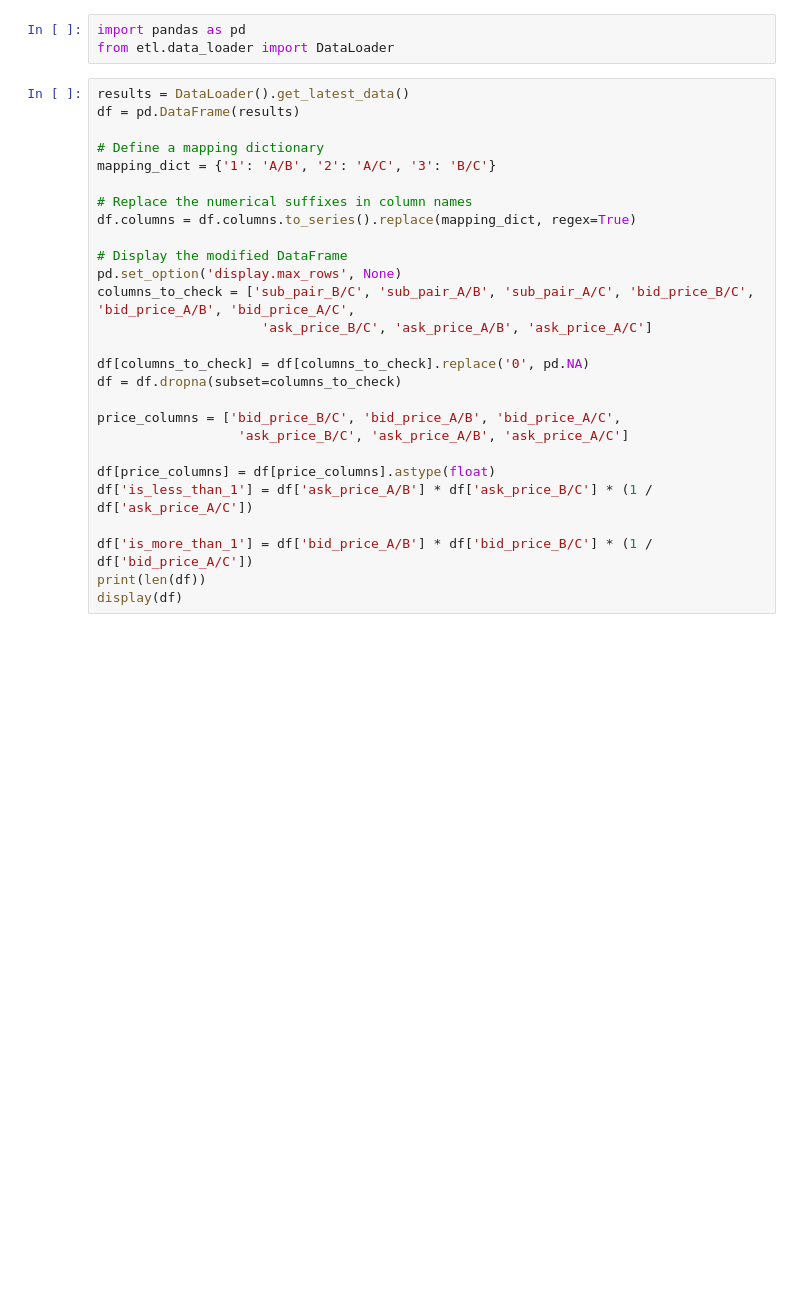
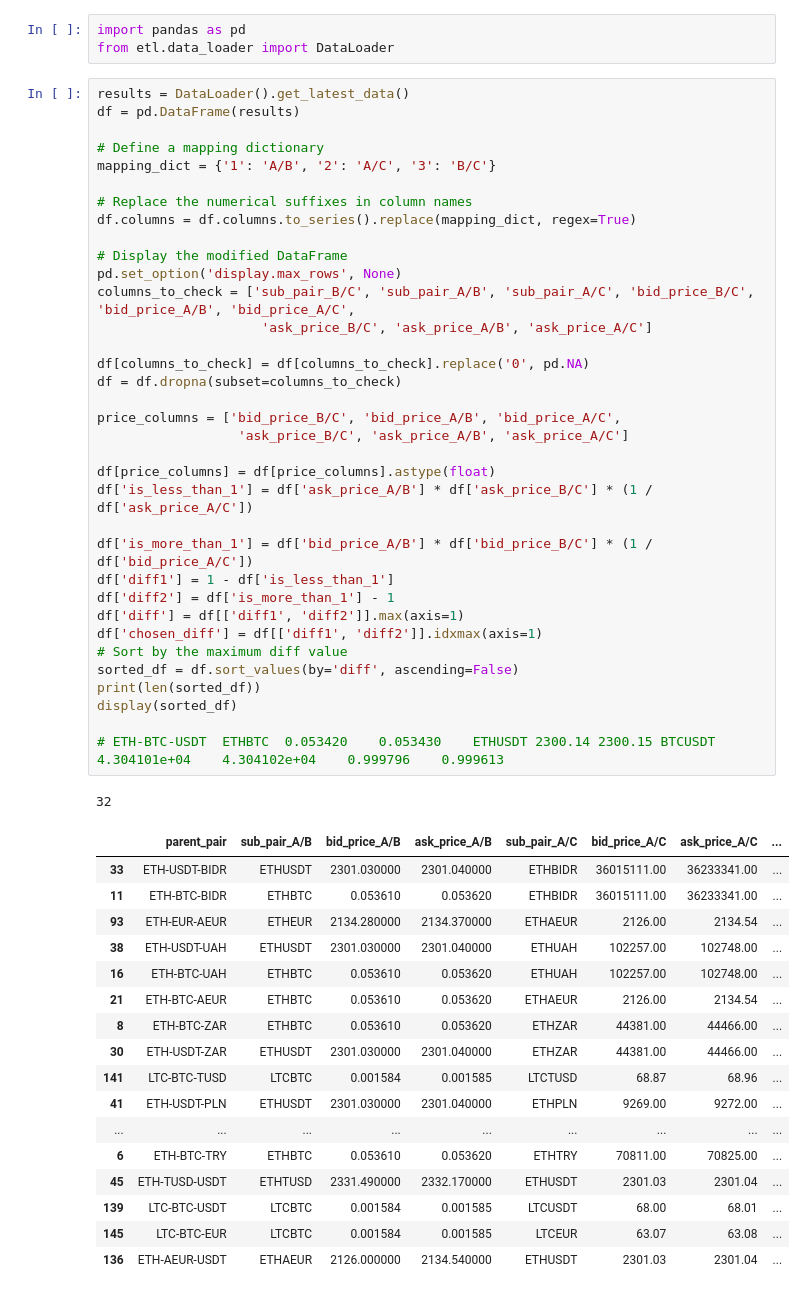
Before and after one commit to zayev123/Portfolio-Arbitrage-Trading, a Jupyter notebook: main_data_analyser.ipynb, the cells around one changed output. Cells and saved outputs as stored; diff of their text form; blank space fills up the shorter version.

```diff
--- a/main_data_analyser.ipynb
+++ b/main_data_analyser.ipynb
@@ -4,27 +4,54 @@ from etl.data_loader import DataLoader
 # %%
 results = DataLoader().get_latest_data()
 df = pd.DataFrame(results)
 
 # Define a mapping dictionary
 mapping_dict = {'1': 'A/B', '2': 'A/C', '3': 'B/C'}
 
 # Replace the numerical suffixes in column names
 df.columns = df.columns.to_series().replace(mapping_dict, regex=True)
 
 # Display the modified DataFrame
 pd.set_option('display.max_rows', None)
 columns_to_check = ['sub_pair_B/C', 'sub_pair_A/B', 'sub_pair_A/C', 'bid_price_B/C', 'bid_price_A/B', 'bid_price_A/C',
                      'ask_price_B/C', 'ask_price_A/B', 'ask_price_A/C']
 
 df[columns_to_check] = df[columns_to_check].replace('0', pd.NA)
 df = df.dropna(subset=columns_to_check)
 
 price_columns = ['bid_price_B/C', 'bid_price_A/B', 'bid_price_A/C',
                   'ask_price_B/C', 'ask_price_A/B', 'ask_price_A/C']
 
 df[price_columns] = df[price_columns].astype(float)
 df['is_less_than_1'] = df['ask_price_A/B'] * df['ask_price_B/C'] * (1 / df['ask_price_A/C'])
 
 df['is_more_than_1'] = df['bid_price_A/B'] * df['bid_price_B/C'] * (1 / df['bid_price_A/C'])
-print(len(df))
-display(df)
+df['diff1'] = 1 - df['is_less_than_1']
+df['diff2'] = df['is_more_than_1'] - 1
+df['diff'] = df[['diff1', 'diff2']].max(axis=1)
+df['chosen_diff'] = df[['diff1', 'diff2']].idxmax(axis=1)
+# Sort by the maximum diff value
+sorted_df = df.sort_values(by='diff', ascending=False)
+print(len(sorted_df))
+display(sorted_df)
+
+# ETH-BTC-USDT	ETHBTC	0.053420	0.053430	ETHUSDT	2300.14	2300.15	BTCUSDT	4.304101e+04	4.304102e+04	0.999796	0.999613
+# %% [output]
+32
+|  | parent_pair | sub_pair_A/B | bid_price_A/B | ask_price_A/B | sub_pair_A/C | bid_price_A/C | ask_price_A/C | ... |
+| 33 | ETH-USDT-BIDR | ETHUSDT | 2301.030000 | 2301.040000 | ETHBIDR | 36015111.00 | 36233341.00 | ... |
+| 11 | ETH-BTC-BIDR | ETHBTC | 0.053610 | 0.053620 | ETHBIDR | 36015111.00 | 36233341.00 | ... |
+| 93 | ETH-EUR-AEUR | ETHEUR | 2134.280000 | 2134.370000 | ETHAEUR | 2126.00 | 2134.54 | ... |
+| 38 | ETH-USDT-UAH | ETHUSDT | 2301.030000 | 2301.040000 | ETHUAH | 102257.00 | 102748.00 | ... |
+| 16 | ETH-BTC-UAH | ETHBTC | 0.053610 | 0.053620 | ETHUAH | 102257.00 | 102748.00 | ... |
+| 21 | ETH-BTC-AEUR | ETHBTC | 0.053610 | 0.053620 | ETHAEUR | 2126.00 | 2134.54 | ... |
+| 8 | ETH-BTC-ZAR | ETHBTC | 0.053610 | 0.053620 | ETHZAR | 44381.00 | 44466.00 | ... |
+| 30 | ETH-USDT-ZAR | ETHUSDT | 2301.030000 | 2301.040000 | ETHZAR | 44381.00 | 44466.00 | ... |
+| 141 | LTC-BTC-TUSD | LTCBTC | 0.001584 | 0.001585 | LTCTUSD | 68.87 | 68.96 | ... |
+| 41 | ETH-USDT-PLN | ETHUSDT | 2301.030000 | 2301.040000 | ETHPLN | 9269.00 | 9272.00 | ... |
+| ... | ... | ... | ... | ... | ... | ... | ... | ... |
+| 6 | ETH-BTC-TRY | ETHBTC | 0.053610 | 0.053620 | ETHTRY | 70811.00 | 70825.00 | ... |
+| 45 | ETH-TUSD-USDT | ETHTUSD | 2331.490000 | 2332.170000 | ETHUSDT | 2301.03 | 2301.04 | ... |
+| 139 | LTC-BTC-USDT | LTCBTC | 0.001584 | 0.001585 | LTCUSDT | 68.00 | 68.01 | ... |
+| 145 | LTC-BTC-EUR | LTCBTC | 0.001584 | 0.001585 | LTCEUR | 63.07 | 63.08 | ... |
+| 136 | ETH-AEUR-USDT | ETHAEUR | 2126.000000 | 2134.540000 | ETHUSDT | 2301.03 | 2301.04 | ... |
```
Also changed, not shown: 1 other file.
